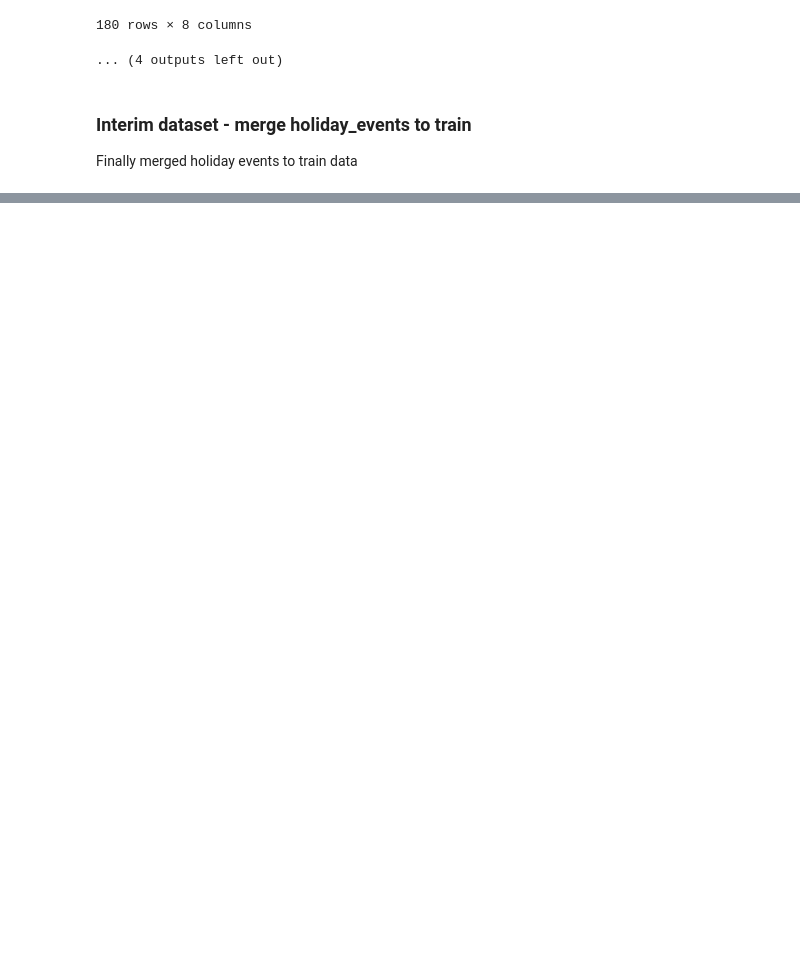
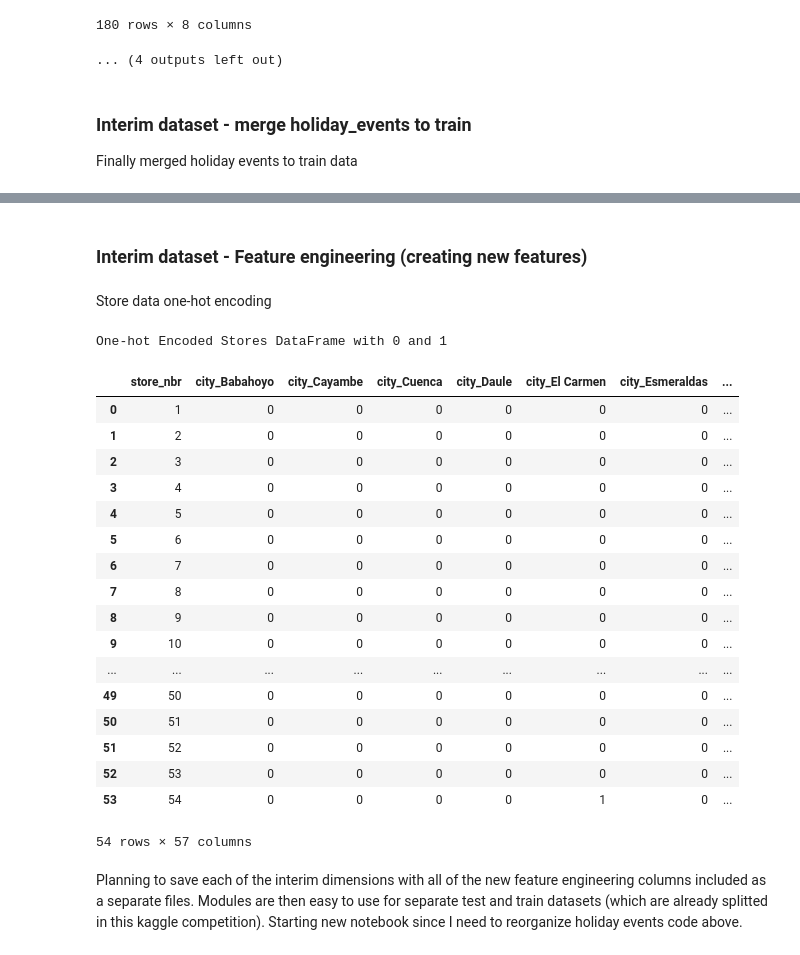
Before and after one commit to TommMakk/store-sales, a Jupyter notebook: notebooks/01_interim_data_analysis.ipynb, the cells around one changed output, grey strips where cells are left out. Cells and saved outputs as stored; diff of their text form; code cells hidden in the pictures; blank space fills up the shorter version.

Commit message:
added new notebook (feature engineering)

```diff
--- a/notebooks/01_interim_data_analysis.ipynb
+++ b/notebooks/01_interim_data_analysis.ipynb
@@ -779,3 +779,42 @@ Final Merged Train DataFrame with Events
 | 3000886 | 3000886 | 2017-08-15 | 9 | SCHOOL AND OFFICE SUPPLIES | 121.000 | 8 | Quito | Pichincha | B | 6 | ... |
 | 3000887 | 3000887 | 2017-08-15 | 9 | SEAFOOD | 16.000 | 0 | Quito | Pichincha | B | 6 | ... |
 3000888 rows × 17 columns
+# %% [markdown]
+### Interim dataset - Feature engineering (creating new features)
+# %% [markdown]
+Store data one-hot encoding
+# %%
+# Load the data
+stores_new_columns_df = stores_df.copy()
+
+# One-hot encode the 'city', 'state', 'type', and 'cluster' columns with 0 and 1
+stores_encoded_df = pd.get_dummies(stores_new_columns_df, columns=['city', 'state', 'type', 'cluster'], drop_first=True)
+
+# Convert any boolean columns to integers (0 and 1)
+stores_encoded_df = stores_encoded_df.astype(int)
+
+# Display the encoded DataFrame
+print("One-hot Encoded Stores DataFrame with 0 and 1")
+display(stores_encoded_df)
+# %% [output]
+One-hot Encoded Stores DataFrame with 0 and 1
+|  | store_nbr | city_Babahoyo | city_Cayambe | city_Cuenca | city_Daule | city_El Carmen | city_Esmeraldas | ... |
+| 0 | 1 | 0 | 0 | 0 | 0 | 0 | 0 | ... |
+| 1 | 2 | 0 | 0 | 0 | 0 | 0 | 0 | ... |
+| 2 | 3 | 0 | 0 | 0 | 0 | 0 | 0 | ... |
+| 3 | 4 | 0 | 0 | 0 | 0 | 0 | 0 | ... |
+| 4 | 5 | 0 | 0 | 0 | 0 | 0 | 0 | ... |
+| 5 | 6 | 0 | 0 | 0 | 0 | 0 | 0 | ... |
+| 6 | 7 | 0 | 0 | 0 | 0 | 0 | 0 | ... |
+| 7 | 8 | 0 | 0 | 0 | 0 | 0 | 0 | ... |
+| 8 | 9 | 0 | 0 | 0 | 0 | 0 | 0 | ... |
+| 9 | 10 | 0 | 0 | 0 | 0 | 0 | 0 | ... |
+| ... | ... | ... | ... | ... | ... | ... | ... | ... |
+| 49 | 50 | 0 | 0 | 0 | 0 | 0 | 0 | ... |
+| 50 | 51 | 0 | 0 | 0 | 0 | 0 | 0 | ... |
+| 51 | 52 | 0 | 0 | 0 | 0 | 0 | 0 | ... |
+| 52 | 53 | 0 | 0 | 0 | 0 | 0 | 0 | ... |
+| 53 | 54 | 0 | 0 | 0 | 0 | 1 | 0 | ... |
+54 rows × 57 columns
+# %% [markdown]
+Planning to save each of the interim dimensions with all of the new feature engineering columns included as a separate files. Modules are then easy to use for separate test and train datasets (which are already splitted in this kaggle competition). Starting new notebook since I need to reorganize holiday events code above.
```
Also changed, not shown: parts of 3 cells of this notebook, 2 other files.
